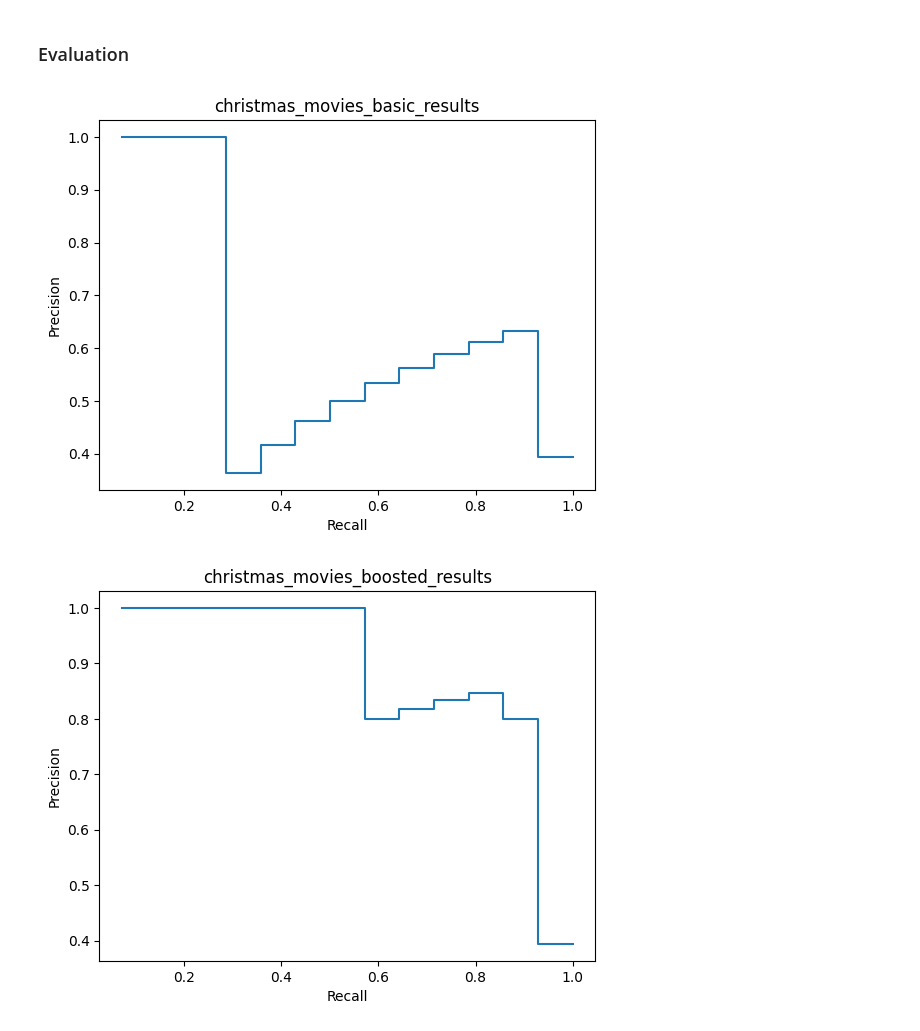
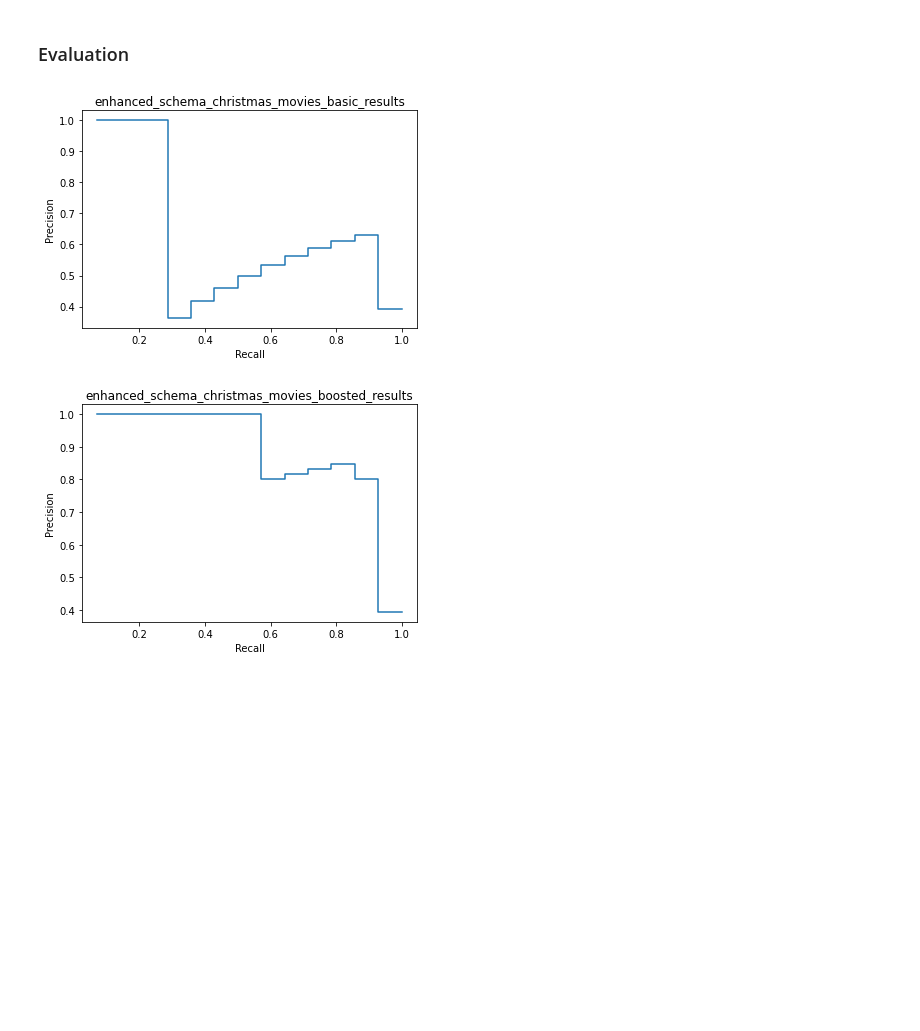
Before and after one commit to margaridav27/feup-pri, a Jupyter notebook: milestone2/notebooks/evaluation.ipynb, the cells around one changed output. Saved outputs shown, nothing was run; the diff lists cells and outputs as text; code cells hidden in the pictures; blank space fills up the shorter version.

```diff
--- a/milestone2/notebooks/evaluation.ipynb
+++ b/milestone2/notebooks/evaluation.ipynb
@@ -41,7 +41,7 @@ SPACE_BASIC_QUERY_URL = "http://localhost:8983/solr/imdb_movies/select?defType=d
 SPACE_BOOSTED_QUERY_URL = "http://localhost:8983/solr/imdb_movies/select?bq=genres%3Asci-fi%5E3.0%20synopsis%3Astars&defType=dismax&fl=score%20*&indent=true&q.op=OR&q=space%20astronaut%20galaxy%20planets&qf=originalTitle%5E1.5%20primaryTitle%5E1.5%20synopsis%5E2&tie=0.1&rows=300"
 
 ROMANCE_BASIC_TEEN_QUERY_URL = "http://localhost:8983/solr/imdb_movies/select?defType=dismax&fl=*%20score&indent=true&q.op=OR&q=romance%20teen%20crush%20heart-break%20%22in%20love%22%20high-school%20college%20friends%20friendship%20campus%20gossip%20passion%20attraction&qf=originalTitle%20primaryTitle%20synopsis&tie=0.1&rows=300"
-ROMANCE_BOOSTED_TEEN_QUERY_URL = "http://localhost:8983/solr/imdb_movies/select?bq=genres%3Adrama%20genres%3Aromance&defType=dismax&fl=score%20*&indent=true&q.op=OR&q=romance%20teen%20crush%20heart-break%20%5C%22in%20love%5C%22%20high-school%20college%20friends%20friendship%20campus%20gossip%20passion%20attraction&qf=originalTitle%5E1.5%20primaryTitle%5E1.5%20synopsis%5E2&tie=0.1&rows=300"
+ROMANCE_BOOSTED_TEEN_QUERY_URL = "http://localhost:8983/solr/imdb_movies/select?bq=genres%3Adrama%20genres%3Aromance%20synopsis%3Acrush%5E2.0&defType=dismax&indent=true&q.op=OR&q=romance%20teen%5E3.0%20crush%20heart-break%5E3.0%20%5C%5C%5C%22in%20love%5C%5C%5C%22%5E2.0%20high-school%5E2.0%20college%20friends%20friendship%20campus%20gossip%20passion%20attraction&qf=originalTitle%5E1.5%20primaryTitle%5E1.5%20synopsis%5E4&tie=0.1"
 # %%
 info = {
     "christmas_movies": {
@@ -68,6 +68,7 @@ for movie_type, paths in info.items():
     # Get query results from Solr instance
     basic_results = requests.get(paths['basic_query_url']).json()["response"]["docs"]
     boosted_results = requests.get(paths['boosted_query_url']).json()["response"]["docs"]
+
 
     # Define metrics to be calculated
     evaluation_metrics = {"ap": "Average Precision", "p10": "Precision at 10 (P@10)"}
@@ -85,7 +86,7 @@ for movie_type, paths in info.items():
         ]
     )
 
-    with open(f"../results/{movie_type}/results.tex", "w") as tf:
+    with open(f"../results/{movie_type}/schema_enhanced_results.tex", "w") as tf:
         tf.write(df.to_latex())
 
     results = [(basic_results, "basic_results"), (boosted_results, "boosted_results")]
@@ -95,34 +96,34 @@ for movie_type, paths in info.items():
     for (result, type) in results:
         precision_values = [
             len([doc for doc in result[:idx] if doc["tconst"] in relevant]) / idx
             for idx, _ in enumerate(result, start=1)
         ]
 
         recall_values = [
             len([doc for doc in result[:idx] if doc["tconst"] in relevant]) / len(relevant)
             for idx, _ in enumerate(result, start=1)
         ]
 
         precision_recall_match = {k: v for k, v in zip(recall_values, precision_values)}
 
         # Extend recall_values to include traditional steps for a better curve (0.1, 0.2 ...)
         recall_values.extend([step for step in np.arange(0.1, 1.1, 0.1) if step not in recall_values])
         recall_values = sorted(set(recall_values))
 
         # Extend matching dict to include these new intermediate steps
         for idx, step in enumerate(recall_values):
             if step in precision_recall_match:
                 continue
 
             if recall_values[idx - 1] in precision_recall_match:
                 precision_recall_match[step] = precision_recall_match[recall_values[idx - 1]]
             else:
                 precision_recall_match[step] = precision_recall_match[recall_values[idx + 1]]
 
         disp = PrecisionRecallDisplay([precision_recall_match.get(r) for r in recall_values], recall_values)
         disp.plot()
-        plt.title(f"{movie_type}_{type}")
-        plt.savefig(f"../results/{movie_type}/{type}_precision_recall.pdf")
+        plt.title(f"enhanced_schema_{movie_type}_{type}")
+        plt.savefig(f"../results/{movie_type}/schema_enhanced_{type}_precision_recall.pdf")
 # %% [output]
-[figure, old version]
+[figure, new version]
-[figure, old version]
+[figure, new version]
```
Also changed, not shown: parts of 1 cell of this notebook, 13 other files.
